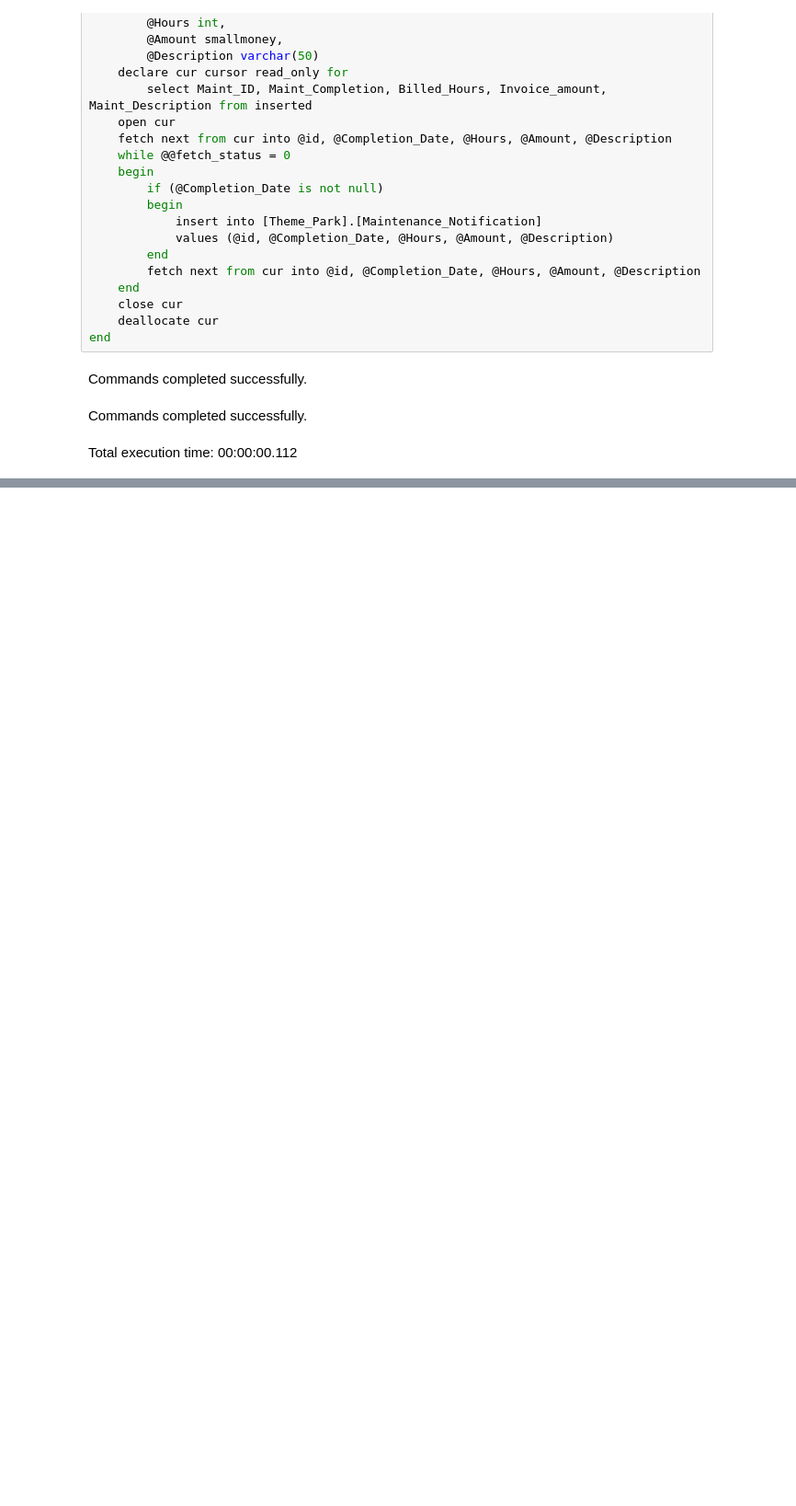
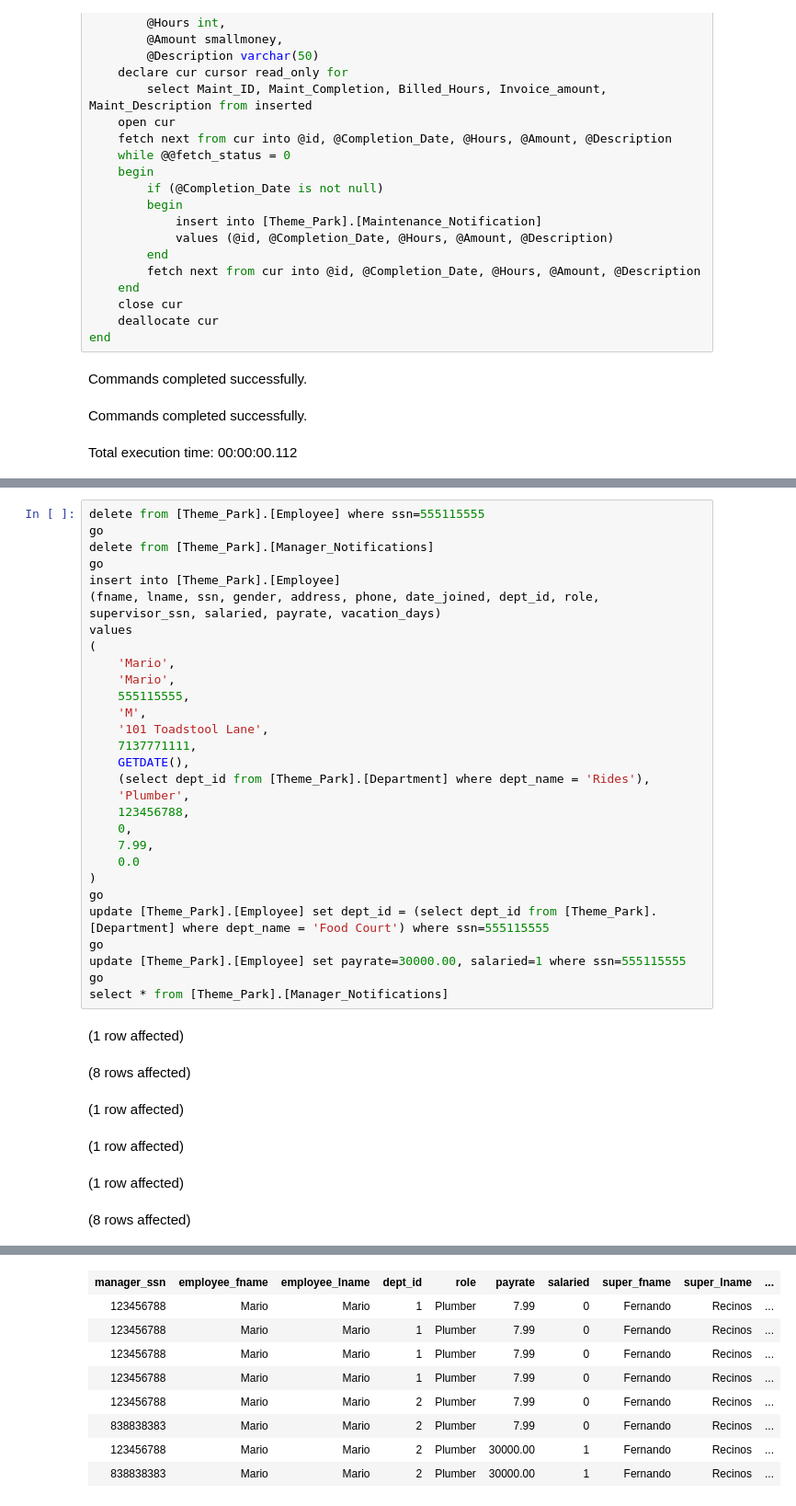
Before and after one commit to tensorpudding/cosc3380-group4-themepark, a Jupyter notebook: databases/triggers.ipynb, the cells around one changed output, grey strips where cells are left out. Shown at 92% size. Saved outputs shown, nothing was run; the diff lists cells and outputs as text; blank space fills up the shorter version.

```diff
--- a/databases/triggers.ipynb
+++ b/databases/triggers.ipynb
@@ -115,0 +155,36 @@ end
+# %%
+delete from [Theme_Park].[Employee] where ssn=555115555
+go
+delete from [Theme_Park].[Manager_Notifications]
+go
+insert into [Theme_Park].[Employee]
+(fname, lname, ssn, gender, address, phone, date_joined, dept_id, role, supervisor_ssn, salaried, payrate, vacation_days)
+values
+(
+    'Mario',
+    'Mario',
+    555115555,
+    'M',
+    '101 Toadstool Lane',
+    7137771111,
+    GETDATE(),
+    (select dept_id from [Theme_Park].[Department] where dept_name = 'Rides'),
+    'Plumber',
+    123456788,
+    0,
+    7.99,
+    0.0
+)
+go
+update [Theme_Park].[Employee] set dept_id = (select dept_id from [Theme_Park].[Department] where dept_name = 'Food Court') where ssn=555115555
+go
+update [Theme_Park].[Employee] set payrate=30000.00, salaried=1 where ssn=555115555
+go
+select * from [Theme_Park].[Manager_Notifications]
+# %% [output]
+(1 row affected)
+(8 rows affected)
+(1 row affected)
+(1 row affected)
+(1 row affected)
+(8 rows affected)
@@ -116,3 +192,12 @@ end
+| manager_ssn | employee_fname | employee_lname | dept_id | role | payrate | salaried | super_fname | super_lname | ... |
+| 123456788 | Mario | Mario | 1 | Plumber | 7.99 | 0 | Fernando | Recinos | ... |
+| 123456788 | Mario | Mario | 1 | Plumber | 7.99 | 0 | Fernando | Recinos | ... |
+| 123456788 | Mario | Mario | 1 | Plumber | 7.99 | 0 | Fernando | Recinos | ... |
+| 123456788 | Mario | Mario | 1 | Plumber | 7.99 | 0 | Fernando | Recinos | ... |
+| 123456788 | Mario | Mario | 2 | Plumber | 7.99 | 0 | Fernando | Recinos | ... |
+| 838838383 | Mario | Mario | 2 | Plumber | 7.99 | 0 | Fernando | Recinos | ... |
+| 123456788 | Mario | Mario | 2 | Plumber | 30000.00 | 1 | Fernando | Recinos | ... |
+| 838838383 | Mario | Mario | 2 | Plumber | 30000.00 | 1 | Fernando | Recinos | ... |
 # %%
 drop table [Theme_Park].[Manager_Notifications]
 go
```
Also changed, not shown: parts of 17 cells of this notebook.
